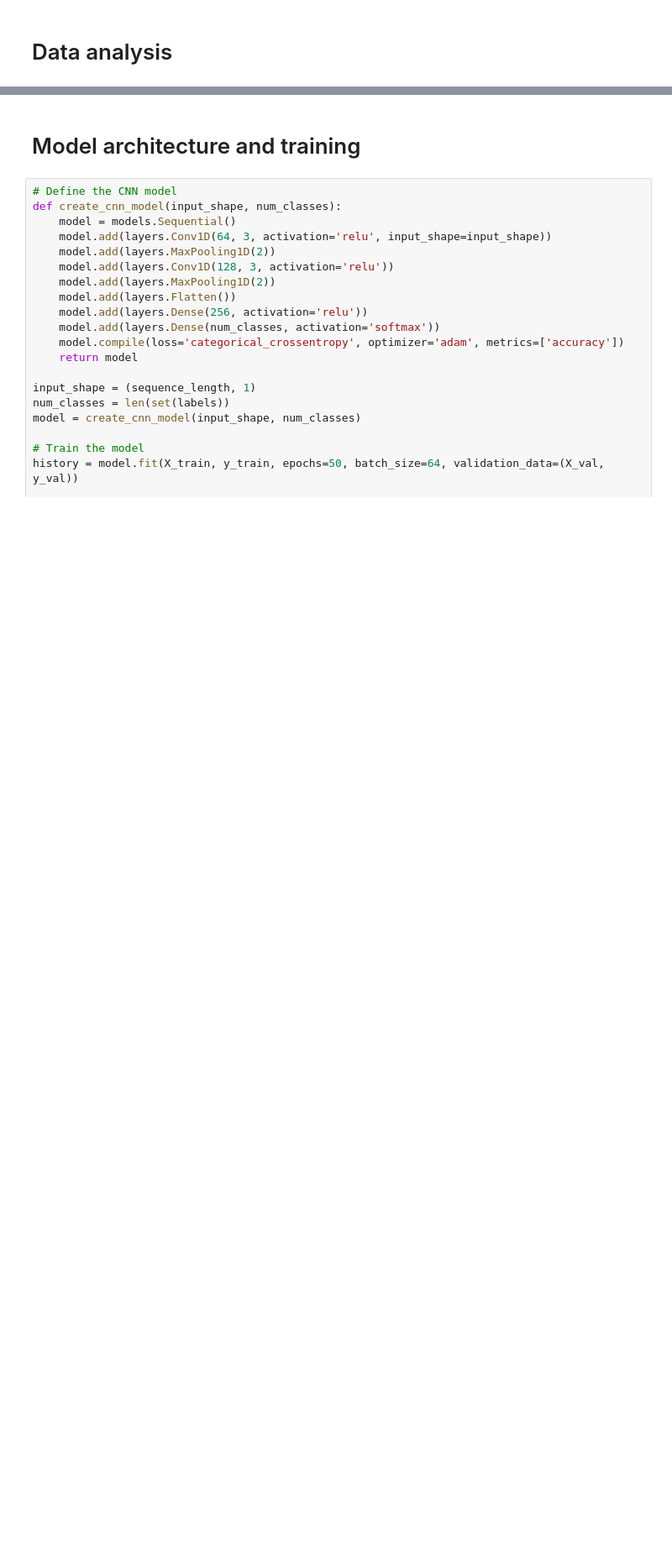
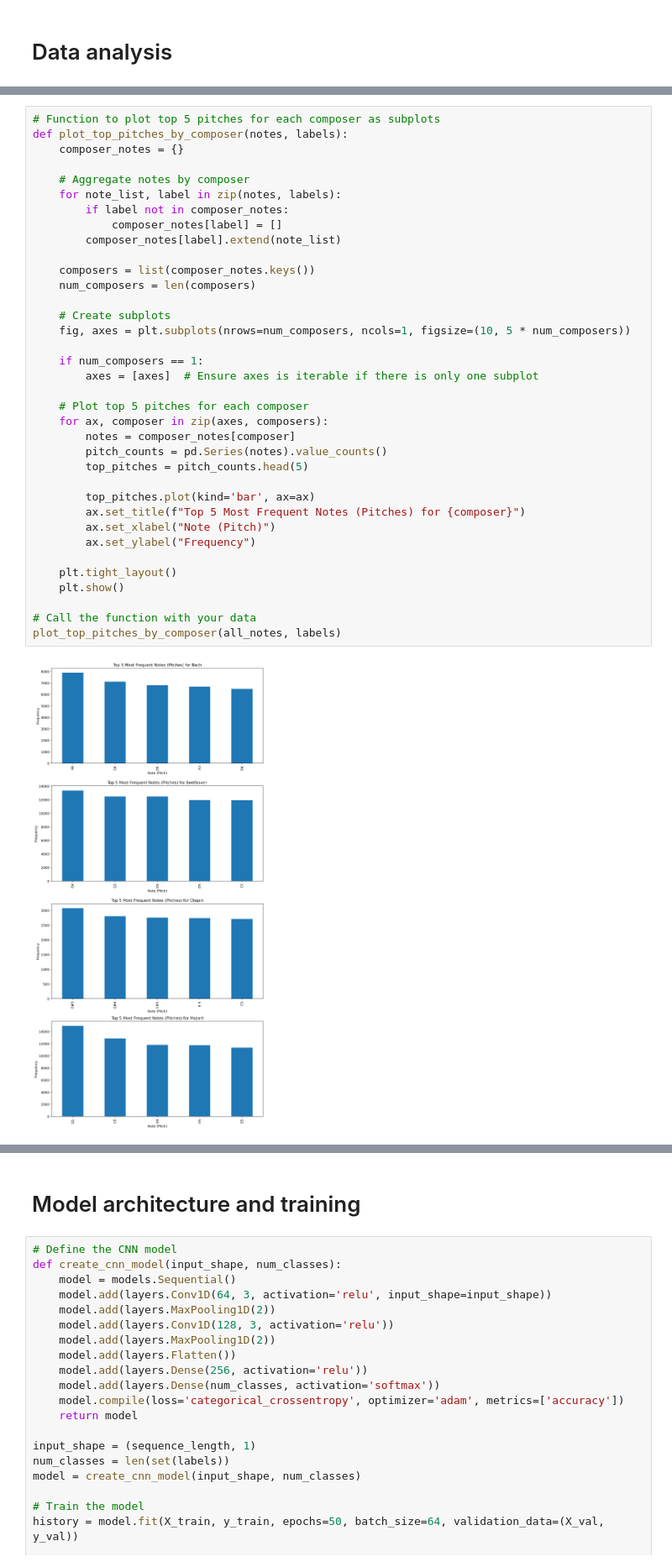
Before and after one commit to elan-wilkinson/Musical-Composer-Prediction-Grp8, a Jupyter notebook: AAI_511_Project_Midi_classic_music.ipynb, the cells around one changed output, grey strips where cells are left out. Shown at 84% size. Drawn from its saved outputs; the diff is of its cells as text; blank space fills up the shorter version.

```diff
--- a/AAI_511_Project_Midi_classic_music.ipynb
+++ b/AAI_511_Project_Midi_classic_music.ipynb
@@ -223,0 +238,38 @@ plot_heatmap_sequences(network_input[:100].reshape(100, sequence_length), 'Heatm
+# %%
+# Function to plot top 5 pitches for each composer as subplots
+def plot_top_pitches_by_composer(notes, labels):
+    composer_notes = {}
+
+    # Aggregate notes by composer
+    for note_list, label in zip(notes, labels):
+        if label not in composer_notes:
+            composer_notes[label] = []
+        composer_notes[label].extend(note_list)
+
+    composers = list(composer_notes.keys())
+    num_composers = len(composers)
+
+    # Create subplots
+    fig, axes = plt.subplots(nrows=num_composers, ncols=1, figsize=(10, 5 * num_composers))
+
+    if num_composers == 1:
+        axes = [axes]  # Ensure axes is iterable if there is only one subplot
+
+    # Plot top 5 pitches for each composer
+    for ax, composer in zip(axes, composers):
+        notes = composer_notes[composer]
+        pitch_counts = pd.Series(notes).value_counts()
+        top_pitches = pitch_counts.head(5)
+
+        top_pitches.plot(kind='bar', ax=ax)
+        ax.set_title(f"Top 5 Most Frequent Notes (Pitches) for {composer}")
+        ax.set_xlabel("Note (Pitch)")
+        ax.set_ylabel("Frequency")
+
+    plt.tight_layout()
+    plt.show()
+
+# Call the function with your data
+plot_top_pitches_by_composer(all_notes, labels)
+# %% [output]
+[figure, added]
```
Also changed, not shown: parts of 35 cells of this notebook.
